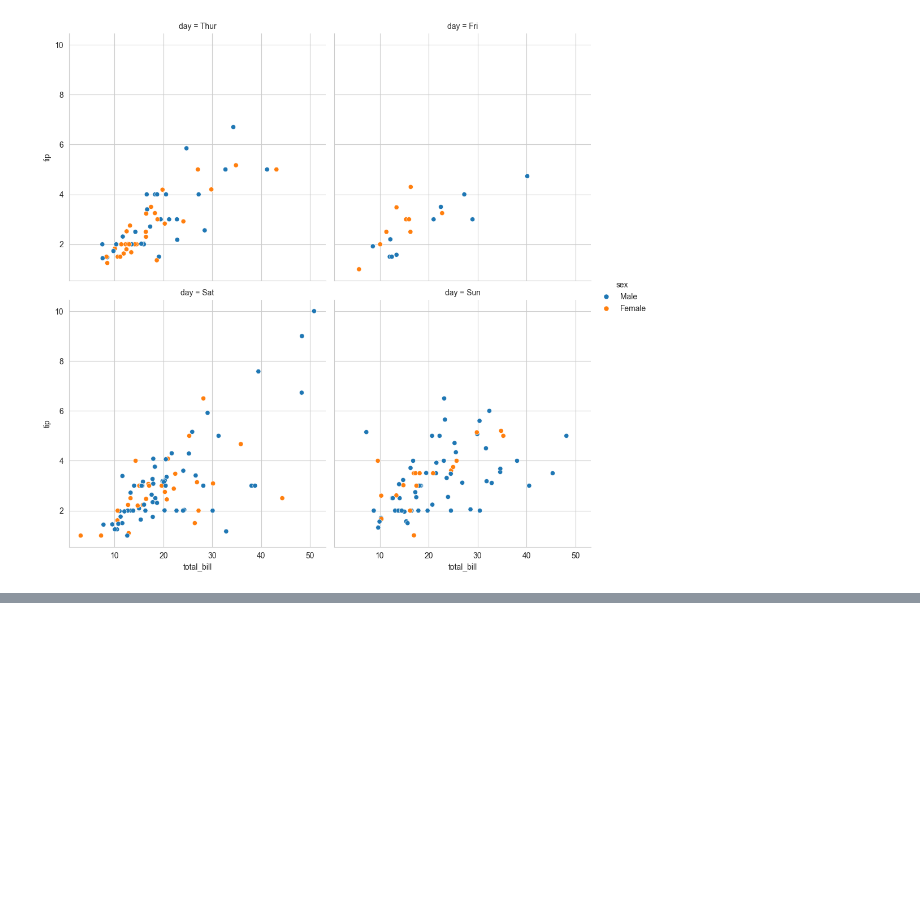
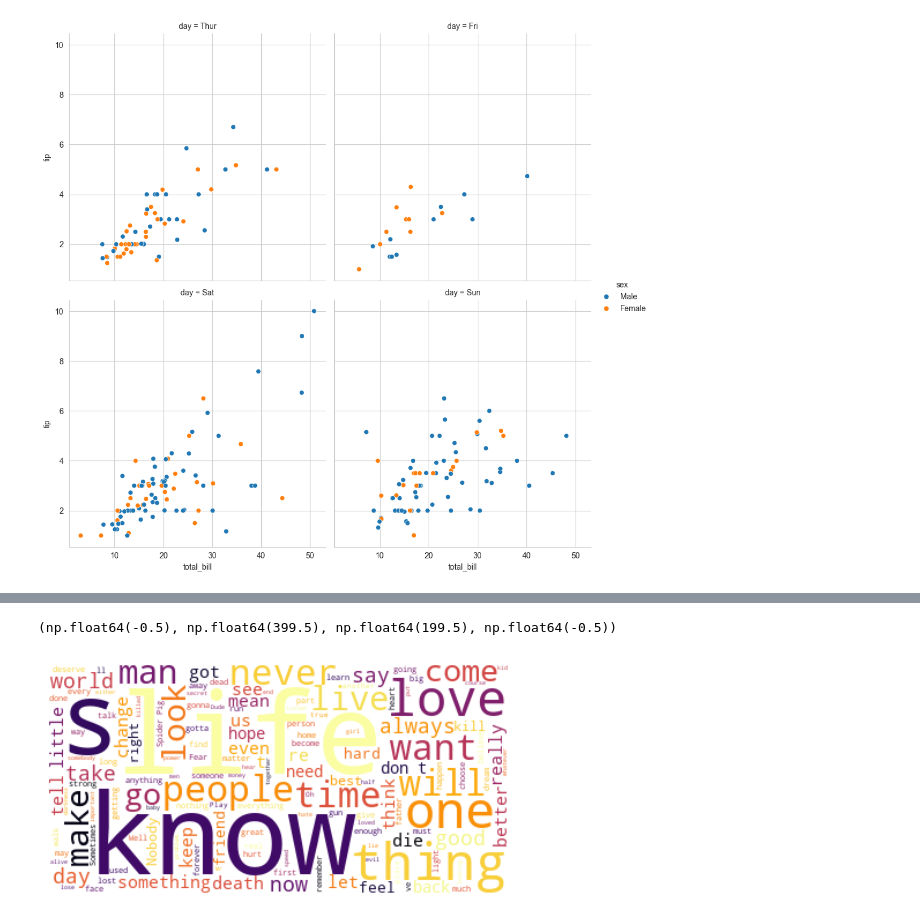
Before and after one commit to dipachatterjee/visualization, a Jupyter notebook: 02_activities/assignments/participation/LiveCoding-5.ipynb, the cells around one changed output, grey strips where cells are left out. Cells and saved outputs as stored; diff of their text form; code cells hidden in the pictures; blank space fills up the shorter version.

```diff
--- a/02_activities/assignments/participation/LiveCoding-5.ipynb
+++ b/02_activities/assignments/participation/LiveCoding-5.ipynb
@@ -138,0 +164,16 @@ ModuleNotFoundError: No module named 'wordcloud'
+# %%
+# join all our text from each row from our quote column into a string
+text = " ".join(each for each in df.quote)
+
+# generate our wordcloud image
+wordcloud = WordCloud(background_color="white",
+colormap = 'inferno').generate(text)
+
+# use matplotlib syntax to put our image in a figure
+fig, ax = plt.subplots(figsize=(7, 3))
+ax.imshow(wordcloud, # remember 'imshow' from when we added pictures to our matplotlib axes
+interpolation='bilinear') # this line helps smooth our image
+ax.axis("off")
+# %% [output]
+(np.float64(-0.5), np.float64(399.5), np.float64(199.5), np.float64(-0.5))
+[figure, added]
```
Also changed, not shown: parts of 17 cells of this notebook, 5 other files.
